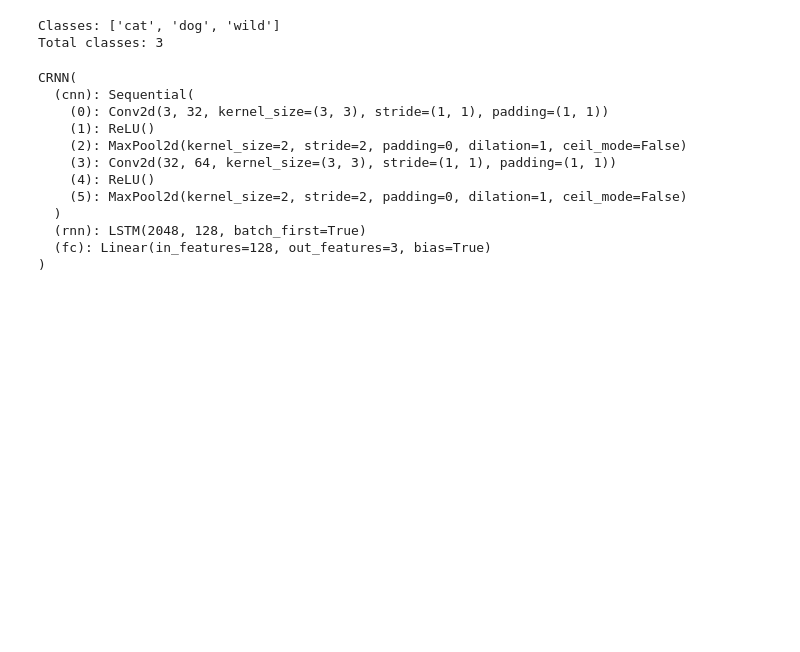
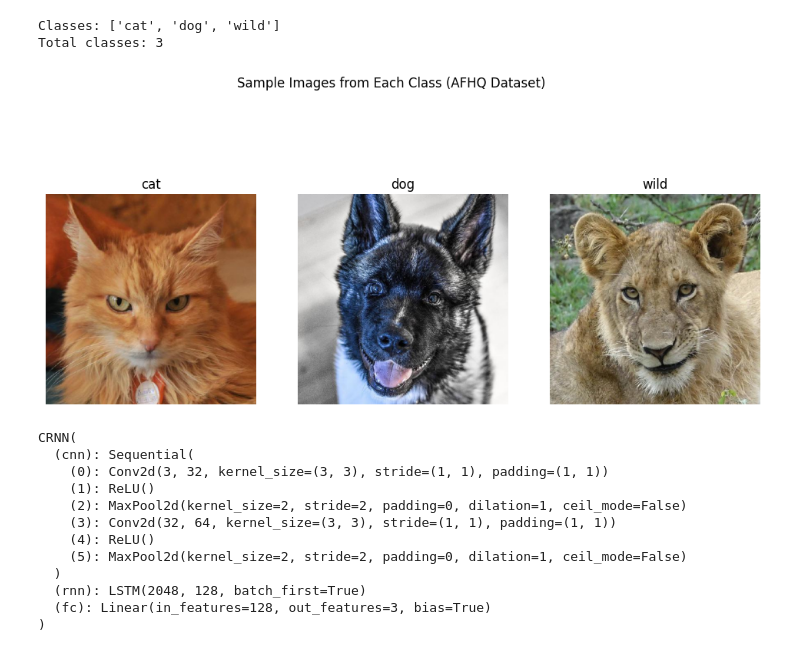
Before and after one commit to Zee5h4n/lessons-learned, a Jupyter notebook: AnimalClassficationCRNN.ipynb, the cells around one changed output. Cells and saved outputs as stored; diff of their text form; code cells hidden in the pictures; blank space fills up the shorter version.

Commit message:
show some data

```diff
--- a/AnimalClassficationCRNN.ipynb
+++ b/AnimalClassficationCRNN.ipynb
@@ -108,6 +108,25 @@ print("Total classes:", num_classes)
 # %% [output]
 Classes: ['cat', 'dog', 'wild']
 Total classes: 3
+# %%
+plt.figure(figsize=(12, 6))
+
+for idx, class_name in enumerate(class_names):
+    class_path = os.path.join(TRAIN_DIR, class_name)
+    images = os.listdir(class_path)
+
+    img_path = os.path.join(class_path, random.choice(images))
+    img = Image.open(img_path)
+
+    plt.subplot(1, len(class_names), idx + 1)
+    plt.imshow(img)
+    plt.title(class_name)
+    plt.axis("off")
+
+plt.suptitle("Sample Images from Each Class (AFHQ Dataset)")
+plt.show()
+# %% [output]
+[figure, added]
 # %%
 #CRNN Model
 class CRNN(nn.Module):
```
